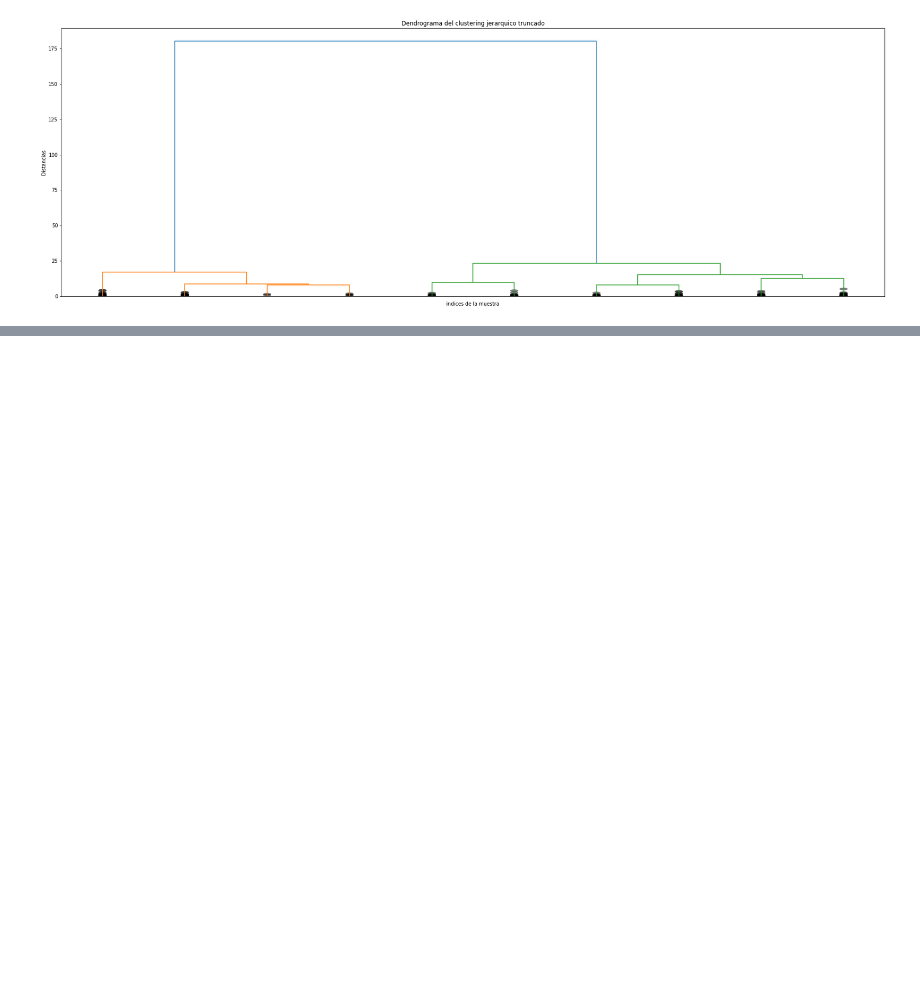
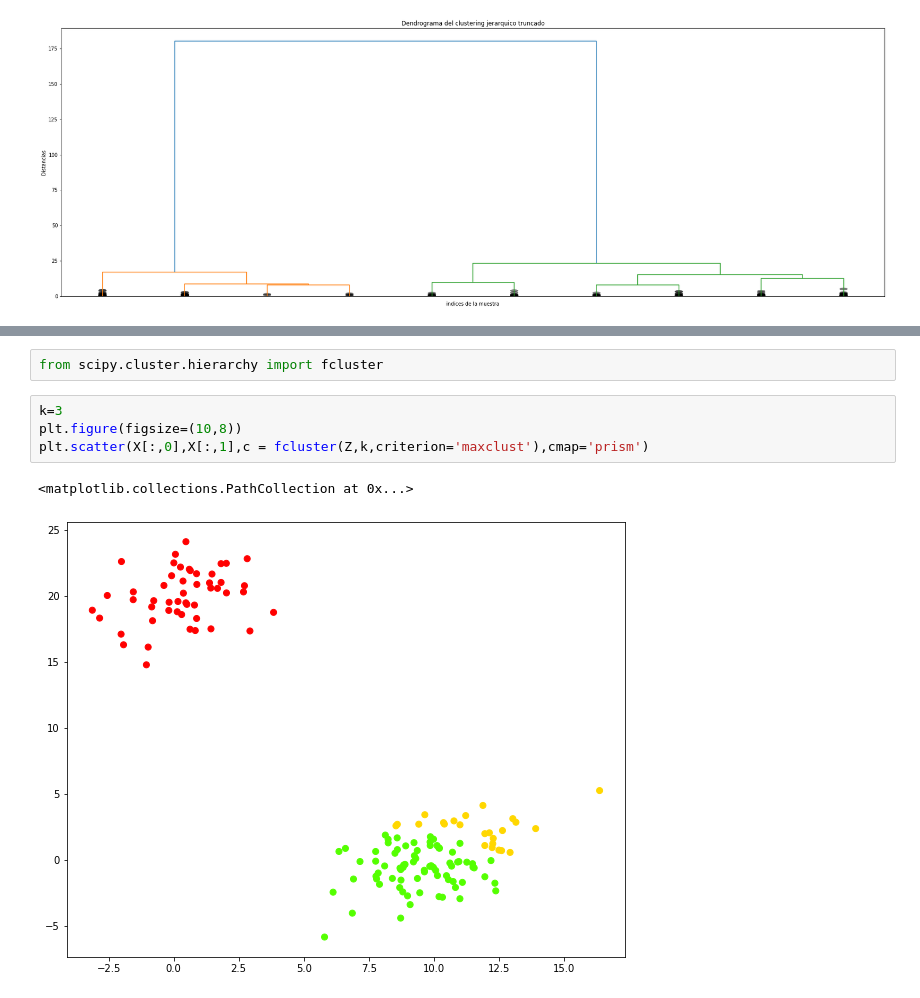
Before and after one commit to LinaTobon/ML_Couse_Udemy, a Jupyter notebook: Clustering/Clustering.ipynb, the cells around one changed output, grey strips where cells are left out. Drawn from its saved outputs; the diff is of its cells as text; blank space fills up the shorter version.

```diff
--- a/Clustering/Clustering.ipynb
+++ b/Clustering/Clustering.ipynb
@@ -249,0 +303,9 @@ def dendogram_tune(*args,**kwargs):
+# %%
+from scipy.cluster.hierarchy import fcluster
+# %%
+k=3
+plt.figure(figsize=(10,8))
+plt.scatter(X[:,0],X[:,1],c = fcluster(Z,k,criterion='maxclust'),cmap='prism')
+# %% [output]
+<matplotlib.collections.PathCollection at 0x...>
+[figure, added]
```
Also changed, not shown: parts of 17 cells of this notebook.
